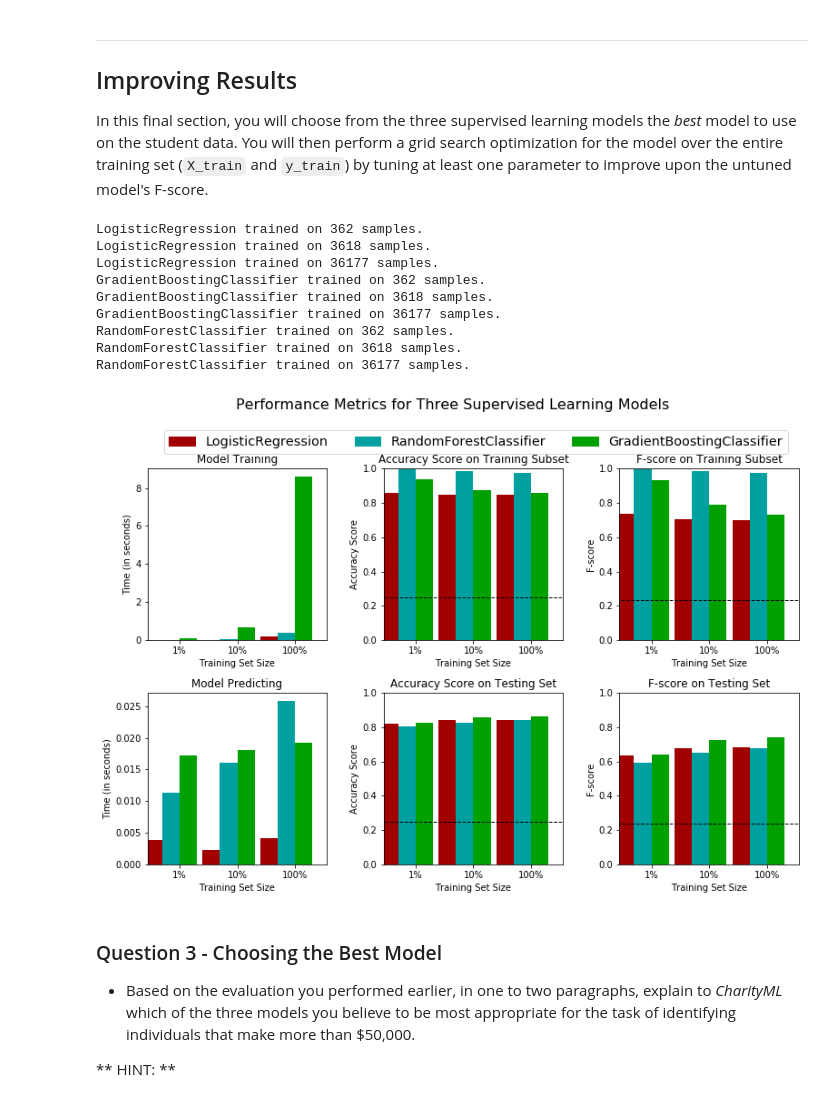
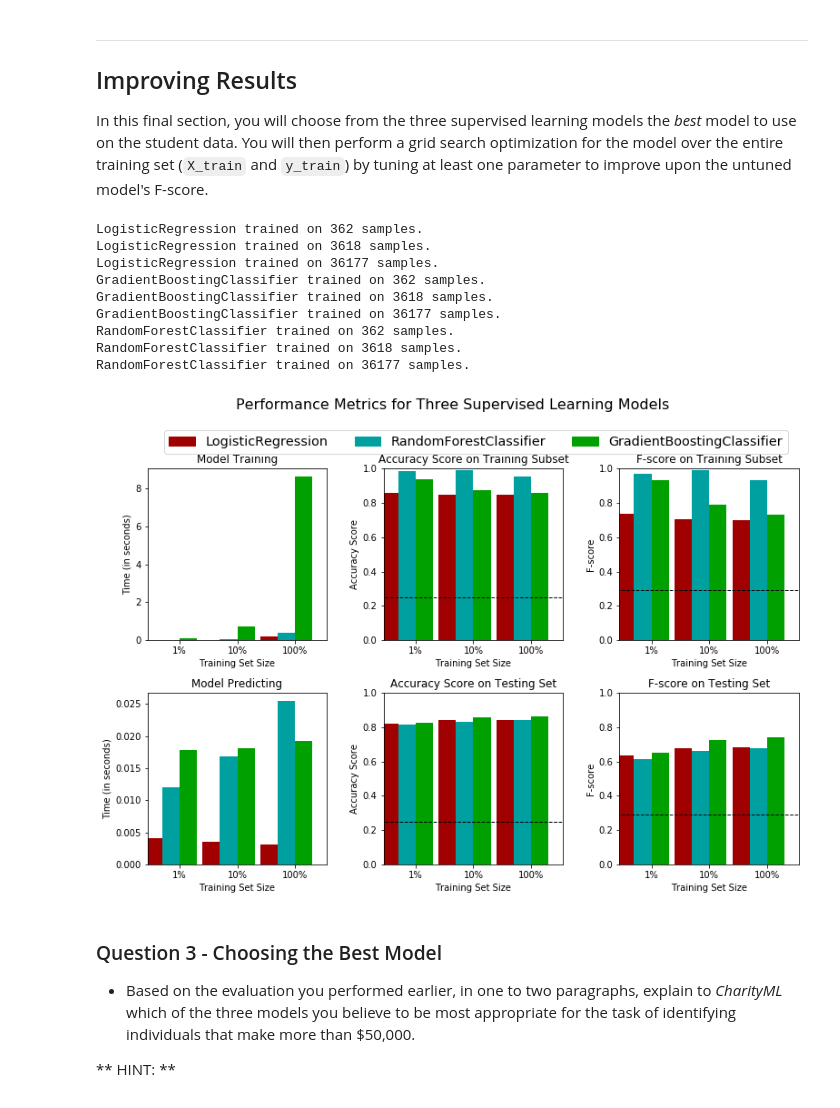
Before and after one commit to davidpham87/machine-learning, a Jupyter notebook: projects/finding_donors/finding_donors.ipynb, the cells around one changed output. Cells and saved outputs as stored; diff of their text form; code cells hidden in the pictures.

```diff
--- a/projects/finding_donors/finding_donors.ipynb
+++ b/projects/finding_donors/finding_donors.ipynb
@@ -421,7 +421,7 @@ recall = true_positive/(true_positive + false_negative)
 precision = true_positive/(true_positive + false_positive)
 
 beta = 0.5
-fscore = (1+beta**2) * (precision*recall) / ((1+beta**2)*precision + recall)
+fscore = (1+beta**2) * (precision*recall) / ((beta**2)*precision + recall)
 
 # Print the results
 print("Naive Predictor: [Accuracy score: {:.4f}, F-score: {:.4f}]".format(accuracy, fscore))
@@ -598,40 +598,41 @@ from sklearn import svm
 from sklearn import ensemble
 from sklearn.naive_bayes import GaussianNB
 
+RANDOM_STATE = 1
 clf_A = linear_model.LogisticRegression()
-clf_B = ensemble.GradientBoostingClassifier() # GaussianNB() #  # linear_model.LogisticRegression() #
-clf_C = ensemble.RandomForestClassifier()
+clf_B = ensemble.GradientBoostingClassifier(random_state = RANDOM_STATE) # GaussianNB() #  # linear_model.LogisticRegression() #
+clf_C = ensemble.RandomForestClassifier(random_state = RANDOM_STATE)
 
 samples_100 = len(y_train)
 samples_10 = round(1/10.0*len(y_train))
 samples_1 = round(1/100.0*len(y_train))
 
 # Collect results on the learners
 clfs = [clf_A, clf_B, clf_C]
 def fit_classifiers(clfs):
     results = {}
     for clf in [clf_A, clf_B, clf_C]:
         clf_name = clf.__class__.__name__
         results[clf_name] = {}
         for i, samples in enumerate([samples_1, samples_10, samples_100]):
             results[clf_name][i] = \
             train_predict(clf, samples, X_train, y_train, X_test, y_test)
     return results
 
 results = fit_classifiers(clfs)
 # Run metrics visualization for the three supervised learning models chosen
 vs.evaluate(results, accuracy, fscore)
 # %% [output]
 LogisticRegression trained on 362 samples.
 LogisticRegression trained on 3618 samples.
 LogisticRegression trained on 36177 samples.
 GradientBoostingClassifier trained on 362 samples.
 GradientBoostingClassifier trained on 3618 samples.
 GradientBoostingClassifier trained on 36177 samples.
 RandomForestClassifier trained on 362 samples.
 RandomForestClassifier trained on 3618 samples.
 RandomForestClassifier trained on 36177 samples.
-[figure, old version]
+[figure, new version]
 # %% [markdown]
 ### Question 3 - Choosing the Best Model
 
```
Also changed, not shown: parts of 5 cells of this notebook, 1 other file.
